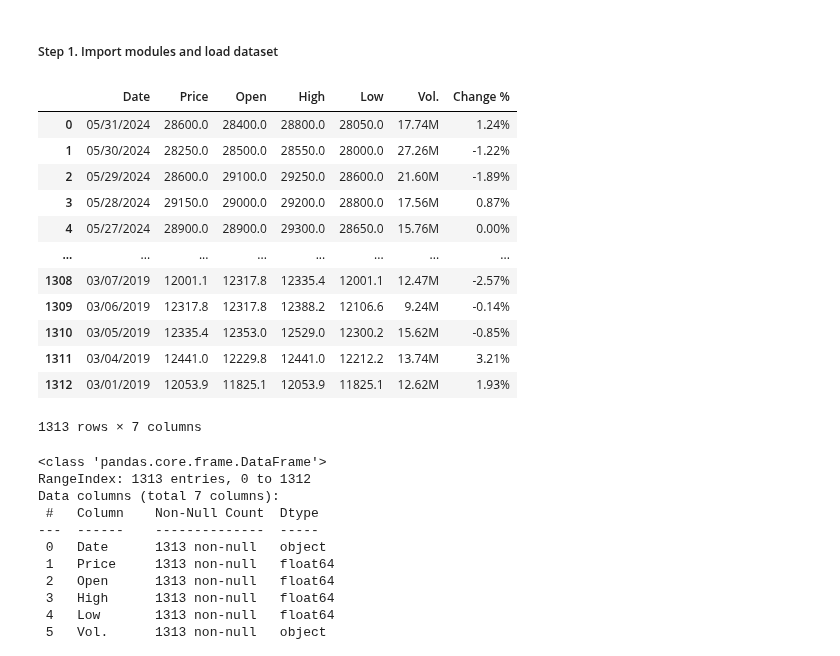
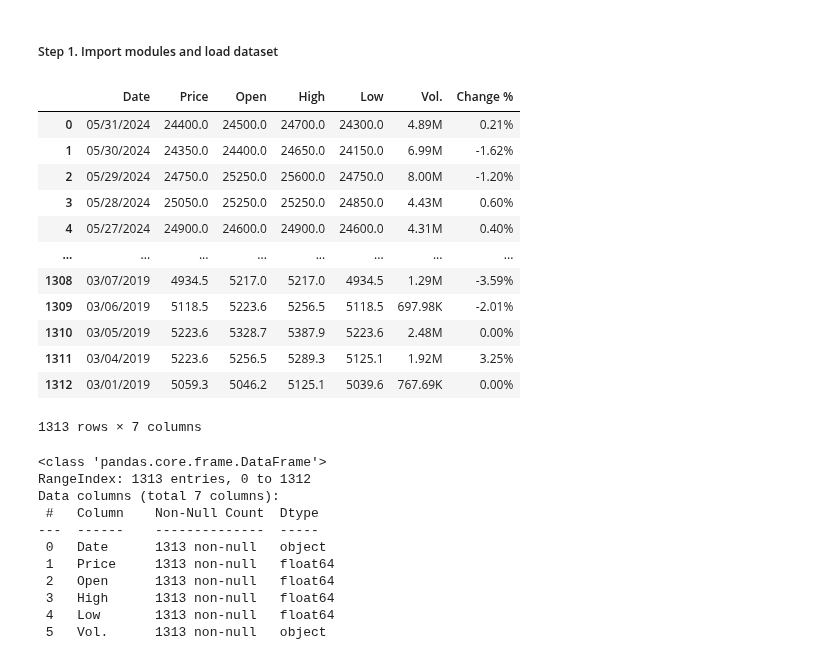
Before and after one commit to xuanquynhle/IS403.O21.HTCL_Team5, a Jupyter notebook: ARIMA_Model/NKG_ARIMA_Model_80_20.ipynb, the cells around one changed output. Drawn from its saved outputs; the diff is of its cells as text; code cells hidden in the pictures.

```diff
--- a/ARIMA_Model/NKG_ARIMA_Model_80_20.ipynb
+++ b/ARIMA_Model/NKG_ARIMA_Model_80_20.ipynb
@@ -19,21 +19,21 @@ import multiprocessing as mp
 import warnings
 warnings.filterwarnings("ignore")
 # %%
-df = pd.read_csv('HPG Historical Data.csv',delimiter=",", thousands=',')
+df = pd.read_csv('NKG Historical Data.csv',delimiter=",", thousands=',')
 df
 # %% [output]
 |  | Date | Price | Open | High | Low | Vol. | Change % |
-| 0 | 05/31/2024 | 28600.0 | 28400.0 | 28800.0 | 28050.0 | 17.74M | 1.24% |
-| 1 | 05/30/2024 | 28250.0 | 28500.0 | 28550.0 | 28000.0 | 27.26M | -1.22% |
-| 2 | 05/29/2024 | 28600.0 | 29100.0 | 29250.0 | 28600.0 | 21.60M | -1.89% |
-| 3 | 05/28/2024 | 29150.0 | 29000.0 | 29200.0 | 28800.0 | 17.56M | 0.87% |
-| 4 | 05/27/2024 | 28900.0 | 28900.0 | 29300.0 | 28650.0 | 15.76M | 0.00% |
+| 0 | 05/31/2024 | 24400.0 | 24500.0 | 24700.0 | 24300.0 | 4.89M | 0.21% |
+| 1 | 05/30/2024 | 24350.0 | 24400.0 | 24650.0 | 24150.0 | 6.99M | -1.62% |
+| 2 | 05/29/2024 | 24750.0 | 25250.0 | 25600.0 | 24750.0 | 8.00M | -1.20% |
+| 3 | 05/28/2024 | 25050.0 | 25250.0 | 25250.0 | 24850.0 | 4.43M | 0.60% |
+| 4 | 05/27/2024 | 24900.0 | 24600.0 | 24900.0 | 24600.0 | 4.31M | 0.40% |
 | ... | ... | ... | ... | ... | ... | ... | ... |
-| 1308 | 03/07/2019 | 12001.1 | 12317.8 | 12335.4 | 12001.1 | 12.47M | -2.57% |
-| 1309 | 03/06/2019 | 12317.8 | 12317.8 | 12388.2 | 12106.6 | 9.24M | -0.14% |
-| 1310 | 03/05/2019 | 12335.4 | 12353.0 | 12529.0 | 12300.2 | 15.62M | -0.85% |
-| 1311 | 03/04/2019 | 12441.0 | 12229.8 | 12441.0 | 12212.2 | 13.74M | 3.21% |
-| 1312 | 03/01/2019 | 12053.9 | 11825.1 | 12053.9 | 11825.1 | 12.62M | 1.93% |
+| 1308 | 03/07/2019 | 4934.5 | 5217.0 | 5217.0 | 4934.5 | 1.29M | -3.59% |
+| 1309 | 03/06/2019 | 5118.5 | 5223.6 | 5256.5 | 5118.5 | 697.98K | -2.01% |
+| 1310 | 03/05/2019 | 5223.6 | 5328.7 | 5387.9 | 5223.6 | 2.48M | 0.00% |
+| 1311 | 03/04/2019 | 5223.6 | 5256.5 | 5289.3 | 5125.1 | 1.92M | 3.25% |
+| 1312 | 03/01/2019 | 5059.3 | 5046.2 | 5125.1 | 5039.6 | 767.69K | 0.00% |
 1313 rows × 7 columns
 # %%
 # Determine the data types
```
Also changed, not shown: parts of 13 cells of this notebook, 1 other file.
